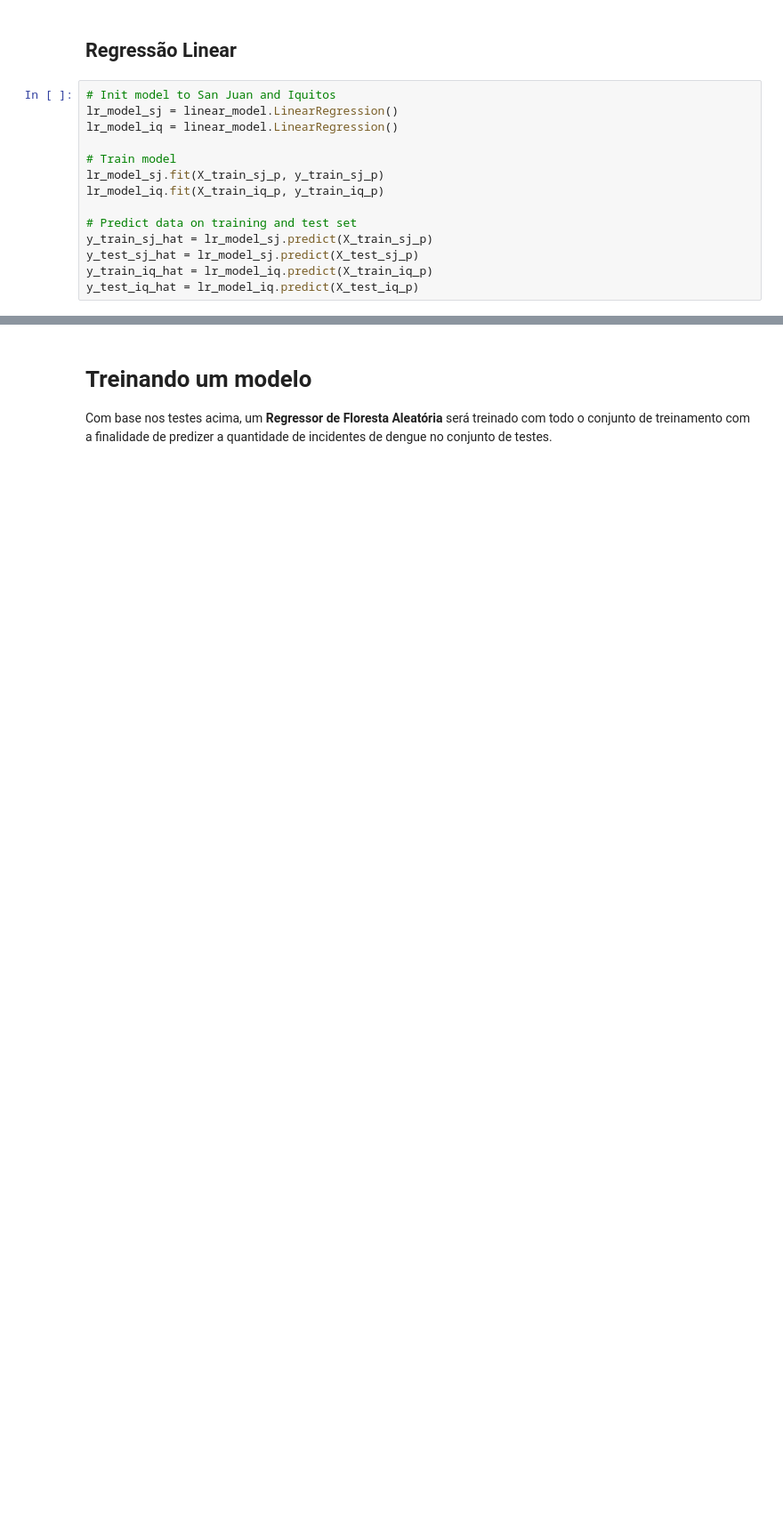
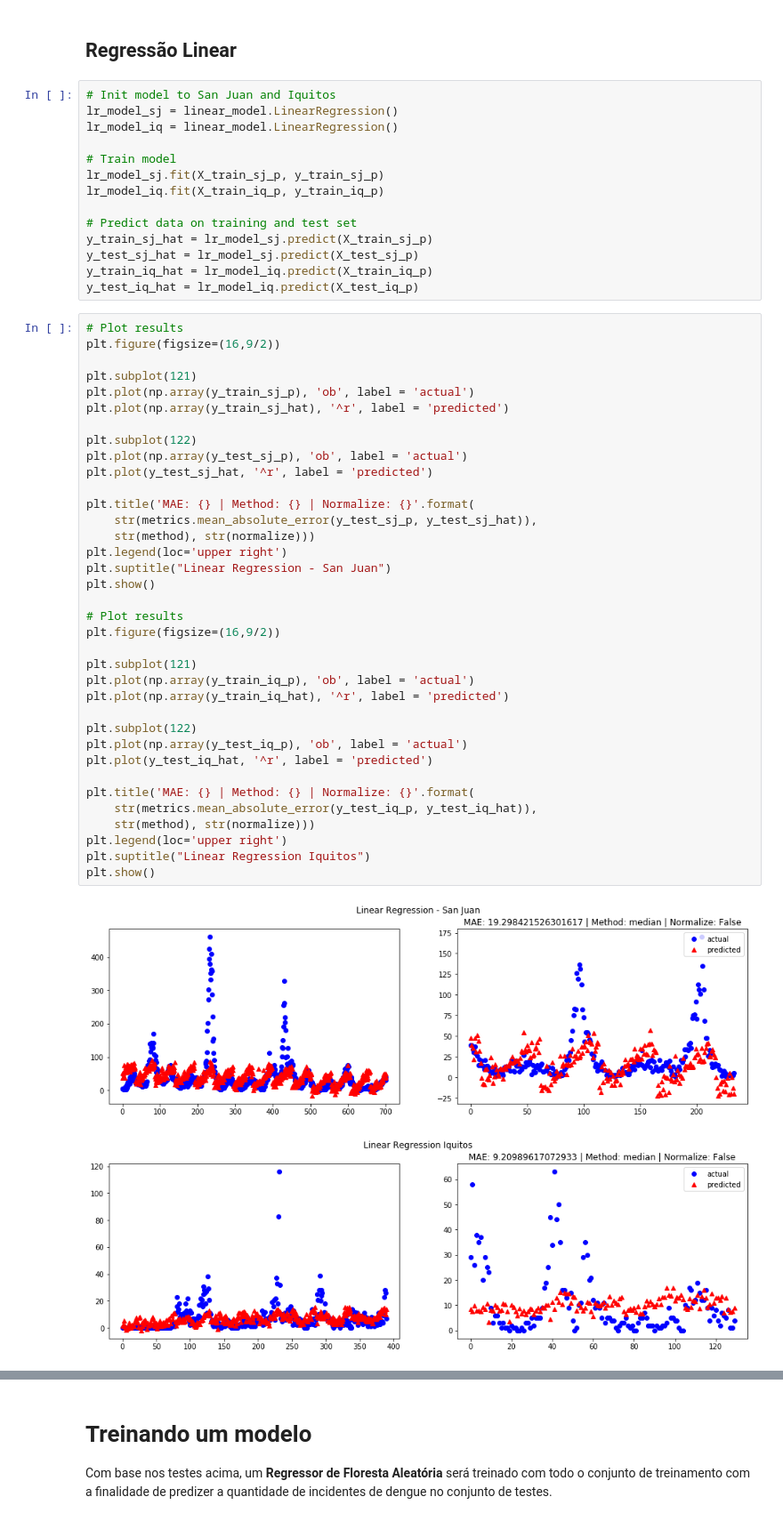
Before and after one commit to Jose-Paulo-FaD/DengAI, a Jupyter notebook: DengAi.ipynb, the cells around one changed output, grey strips where cells are left out. Shown at 89% size. Drawn from its saved outputs; the diff is of its cells as text; blank space fills up the shorter version.

```diff
--- a/DengAi.ipynb
+++ b/DengAi.ipynb
@@ -243,3 +243,42 @@ y_train_sj_hat = lr_model_sj.predict(X_train_sj_p)
 y_test_sj_hat = lr_model_sj.predict(X_test_sj_p)
 y_train_iq_hat = lr_model_iq.predict(X_train_iq_p)
 y_test_iq_hat = lr_model_iq.predict(X_test_iq_p)
+# %%
+# Plot results
+plt.figure(figsize=(16,9/2))
+
+plt.subplot(121)
+plt.plot(np.array(y_train_sj_p), 'ob', label = 'actual')
+plt.plot(np.array(y_train_sj_hat), '^r', label = 'predicted')
+
+plt.subplot(122)
+plt.plot(np.array(y_test_sj_p), 'ob', label = 'actual')
+plt.plot(y_test_sj_hat, '^r', label = 'predicted')
+
+plt.title('MAE: {} | Method: {} | Normalize: {}'.format(
+    str(metrics.mean_absolute_error(y_test_sj_p, y_test_sj_hat)),
+    str(method), str(normalize)))
+plt.legend(loc='upper right')
+plt.suptitle("Linear Regression - San Juan")
+plt.show()
+
+# Plot results
+plt.figure(figsize=(16,9/2))
+
+plt.subplot(121)
+plt.plot(np.array(y_train_iq_p), 'ob', label = 'actual')
+plt.plot(np.array(y_train_iq_hat), '^r', label = 'predicted')
+
+plt.subplot(122)
+plt.plot(np.array(y_test_iq_p), 'ob', label = 'actual')
+plt.plot(y_test_iq_hat, '^r', label = 'predicted')
+
+plt.title('MAE: {} | Method: {} | Normalize: {}'.format(
+    str(metrics.mean_absolute_error(y_test_iq_p, y_test_iq_hat)),
+    str(method), str(normalize)))
+plt.legend(loc='upper right')
+plt.suptitle("Linear Regression Iquitos")
+plt.show()
+# %% [output]
+[figure, added]
+[figure, added]
```
Also changed, not shown: parts of 8 cells of this notebook.
